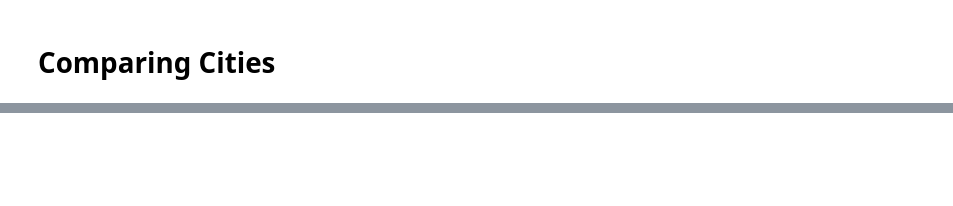
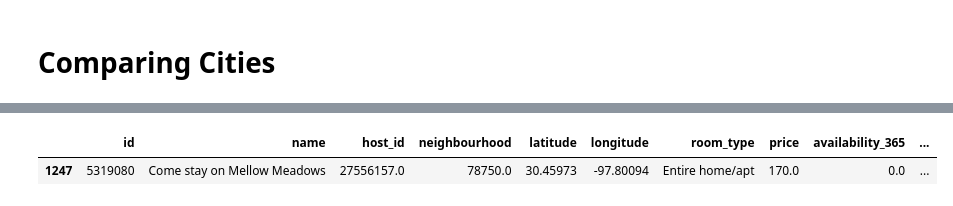
Before and after one commit to randallb15/Real-Estate-Analysis, a Jupyter notebook: ComparingCities.ipynb, the cells around one changed output, grey strips where cells are left out. Cells and saved outputs as stored; diff of their text form; code cells hidden in the pictures; blank space fills up the shorter version.

```diff
--- a/ComparingCities.ipynb
+++ b/ComparingCities.ipynb
@@ -21,0 +30,5 @@ Asheville_df['accommodates'].hist()
+# %%
+Austin_df.sample()
+# %% [output]
+|  | id | name | host_id | neighbourhood | latitude | longitude | room_type | price | availability_365 | ... |
+| 1247 | 5319080 | Come stay on Mellow Meadows | 27556157.0 | 78750.0 | 30.45973 | -97.80094 | Entire home/apt | 170.0 | 0.0 | ... |
```
Also changed, not shown: parts of 24 cells of this notebook, 2 other files.
